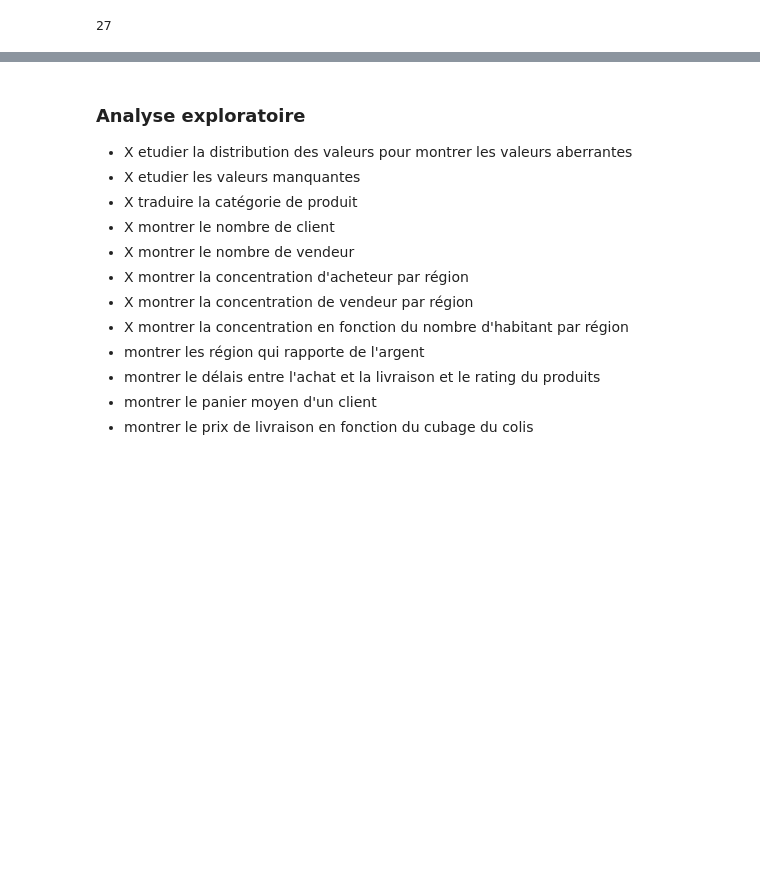
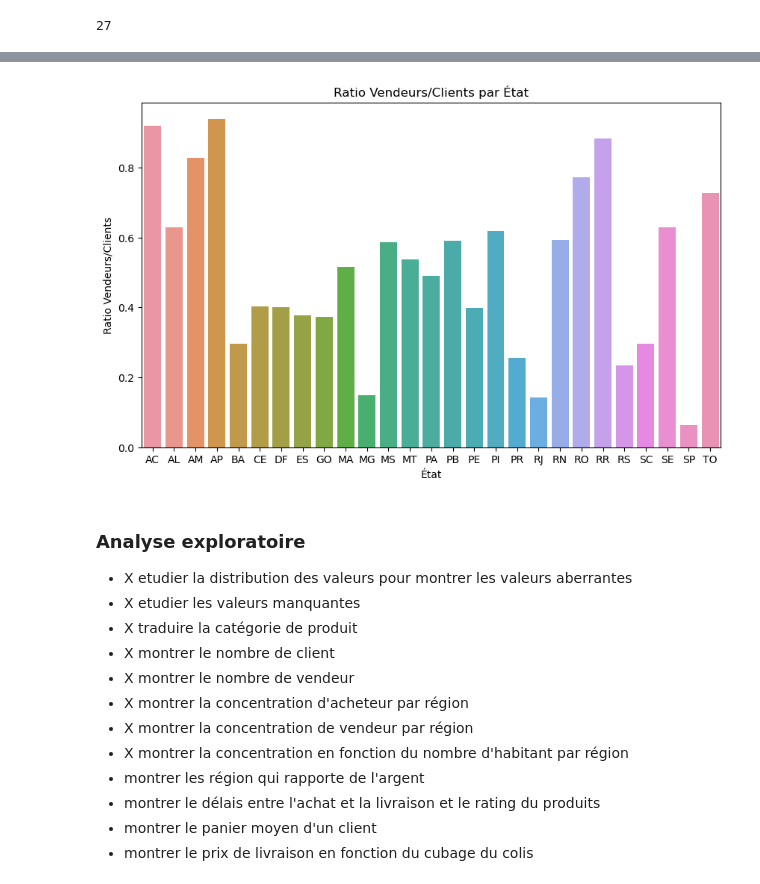
Before and after one commit to HaDock404/CustomerSegmentation, a Jupyter notebook: notebook.ipynb, the cells around one changed output, grey strips where cells are left out. Drawn from its saved outputs; the diff is of its cells as text; code cells hidden in the pictures; blank space fills up the shorter version.

Commit message:
graphique

```diff
--- a/notebook.ipynb
+++ b/notebook.ipynb
@@ -380,3 +380,7 @@ df_states
 | 24 | SE | 334 | 210 | 2227294 |
 | 25 | SP | 39107 | 2484 | 44169350 |
 | 26 | TO | 265 | 193 | 1502759 |
+# %%
+df_states['Ratio_vendeurs/clients'] = df_states['Nombre_de_vendeurs'] / df_states['Nombre_de_clients']
+df_states['Ratio_clients/population'] = df_states['Nombre_de_clients'] / df_states['Population']
+df_states['Ratio_vendeurs/population'] = df_states['Nombre_de_vendeurs'] / df_states['Population']
@@ -383,3 +407,18 @@ df_states
+# %%
+import pandas as pd
+import matplotlib.pyplot as plt
+import seaborn as sns
+
+plt.figure(figsize=(10, 6))
+sns.barplot(x='States', y='Ratio_vendeurs/clients', data=df_states)
+
+plt.title('Ratio Vendeurs/Clients par État')
+plt.xlabel('État')
+plt.ylabel('Ratio Vendeurs/Clients')
+
+plt.show()
+# %% [output]
+[figure, added]
 # %% [markdown]
 ### Analyse exploratoire
  - X etudier la distribution des valeurs pour montrer les valeurs aberrantes
```
Also changed, not shown: parts of 3 cells of this notebook.
